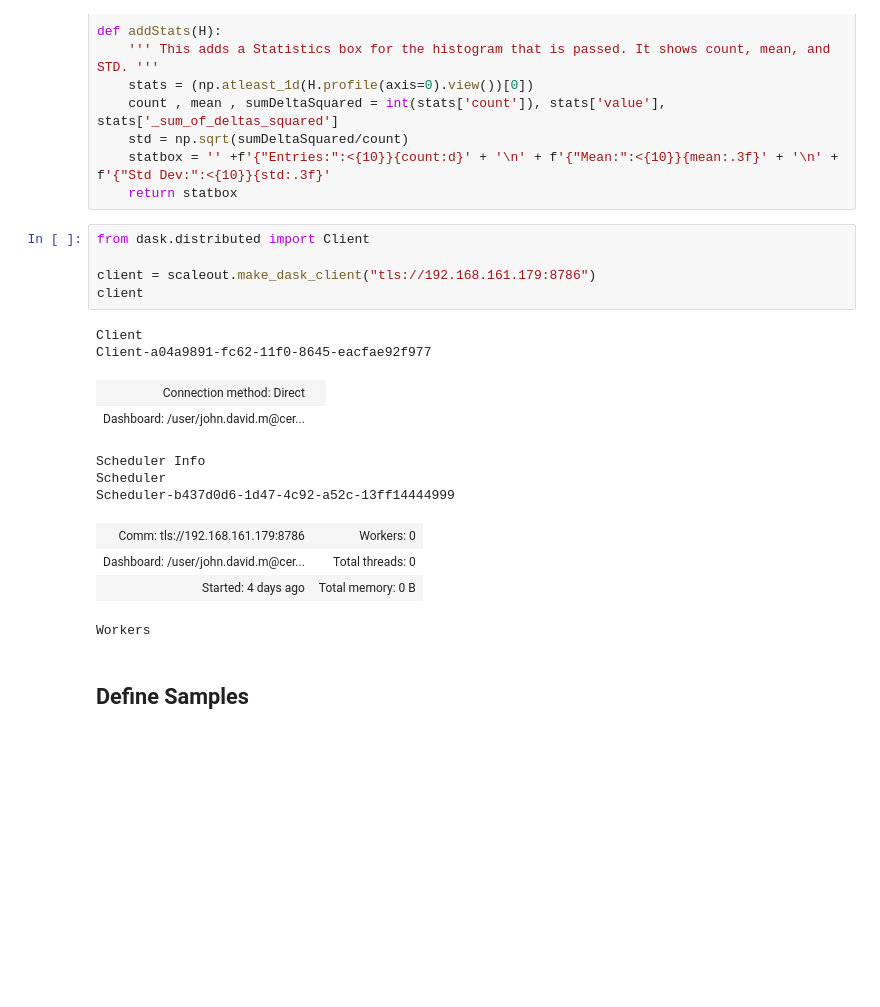
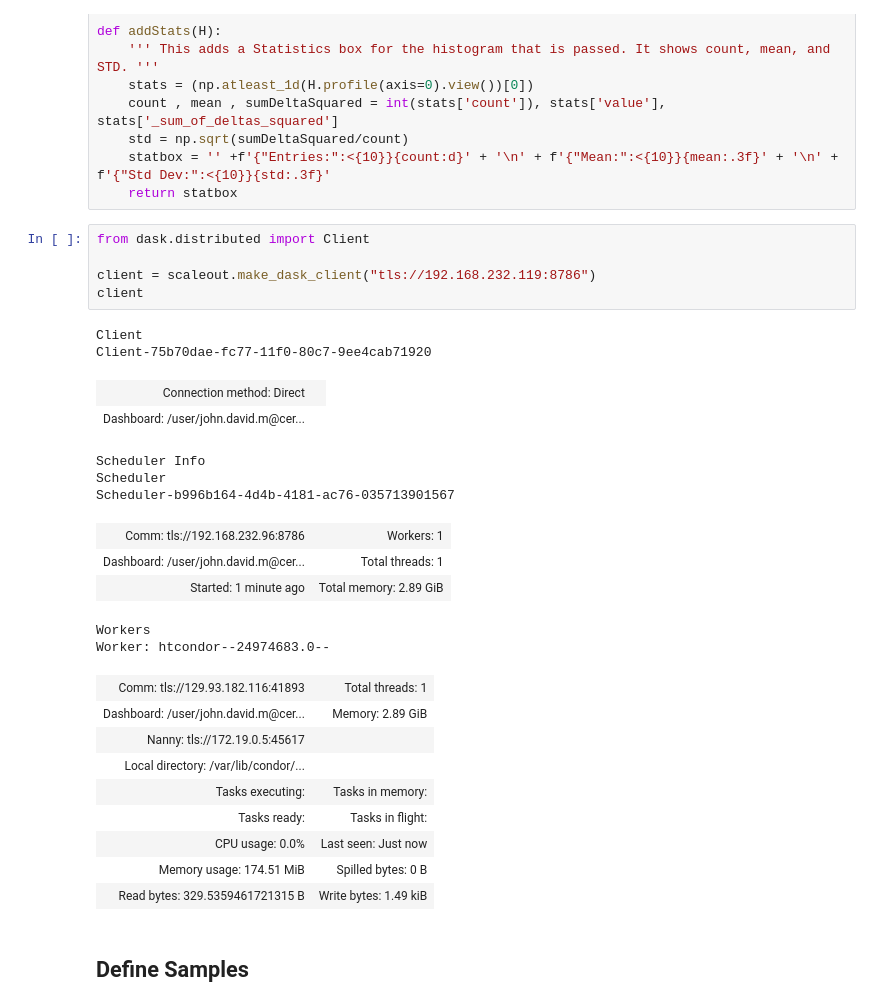
Before and after one commit to 316JakeMorris/SIDM, a Jupyter notebook: sidm/studies/LJ_Object_Eta/LJ_obj_eta.ipynb, the cells around one changed output. Drawn from its saved outputs; the diff is of its cells as text; blank space fills up the shorter version.

```diff
--- a/sidm/studies/LJ_Object_Eta/LJ_obj_eta.ipynb
+++ b/sidm/studies/LJ_Object_Eta/LJ_obj_eta.ipynb
@@ -46,20 +46,30 @@ def addStats(H):
 # %%
 from dask.distributed import Client
 
-client = scaleout.make_dask_client("tls://192.168.161.179:8786")
+client = scaleout.make_dask_client("tls://192.168.232.119:8786")
 client
 # %% [output]
 Client
-Client-a04a9891-fc62-11f0-8645-eacfae92f977
+Client-75b70dae-fc77-11f0-80c7-9ee4cab71920
 | Connection method: Direct |  |
 | Dashboard: /user/john.david.m@cer... |  |
 Scheduler Info
 Scheduler
-Scheduler-b437d0d6-1d47-4c92-a52c-13ff14444999
+Scheduler-b996b164-4d4b-4181-ac76-035713901567
-| Comm: tls://192.168.161.179:8786 | Workers: 0 |
-| Dashboard: /user/john.david.m@cer... | Total threads: 0 |
-| Started: 4 days ago | Total memory: 0 B |
+| Comm: tls://192.168.232.96:8786 | Workers: 1 |
+| Dashboard: /user/john.david.m@cer... | Total threads: 1 |
+| Started: 1 minute ago | Total memory: 2.89 GiB |
 Workers
+Worker: htcondor--24974683.0--
+| Comm: tls://129.93.182.116:41893 | Total threads: 1 |
+| Dashboard: /user/john.david.m@cer... | Memory: 2.89 GiB |
+| Nanny: tls://172.19.0.5:45617 |  |
+| Local directory: /var/lib/condor/... |  |
+| Tasks executing: | Tasks in memory: |
+| Tasks ready: | Tasks in flight: |
+| CPU usage: 0.0% | Last seen: Just now |
+| Memory usage: 174.51 MiB | Spilled bytes: 0 B |
+| Read bytes: 329.5359461721315 B | Write bytes: 1.49 kiB |
 # %% [markdown]
 ## Define Samples
 # %%
```
Also changed, not shown: parts of 11 cells of this notebook.
